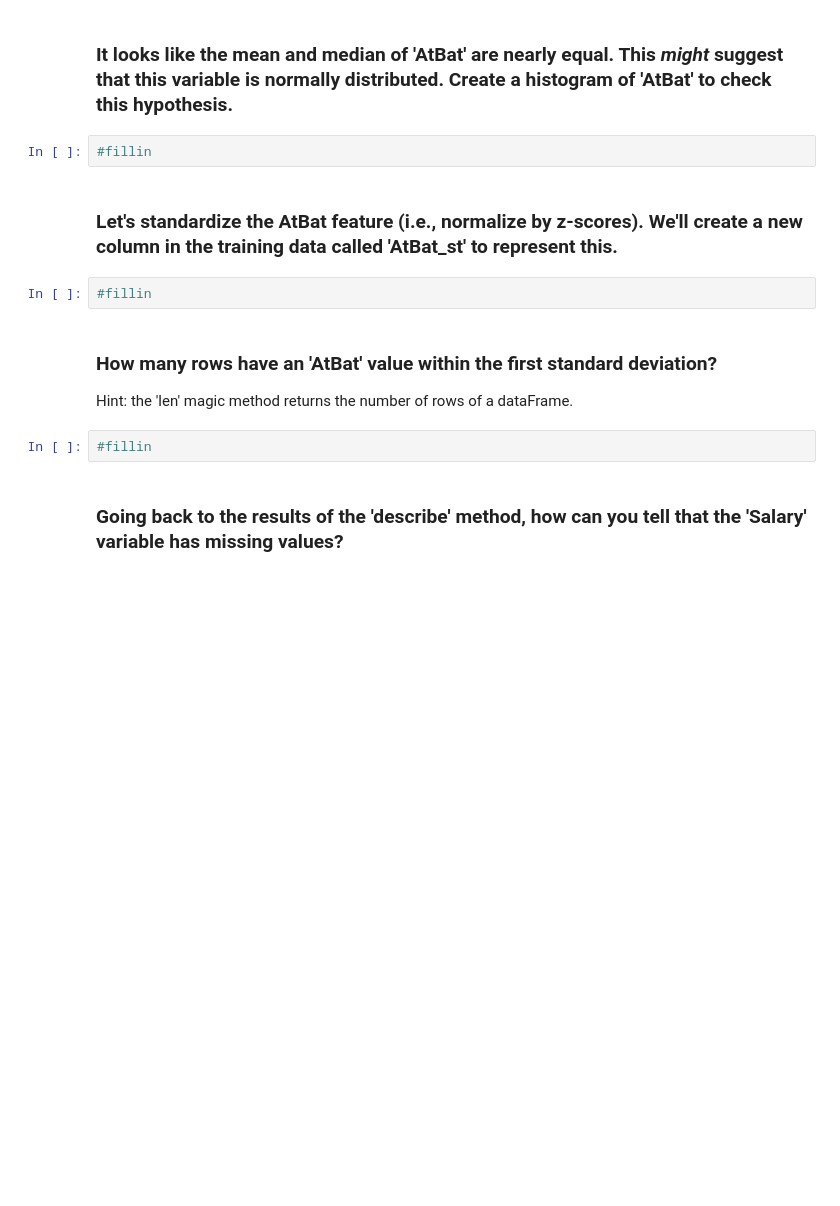
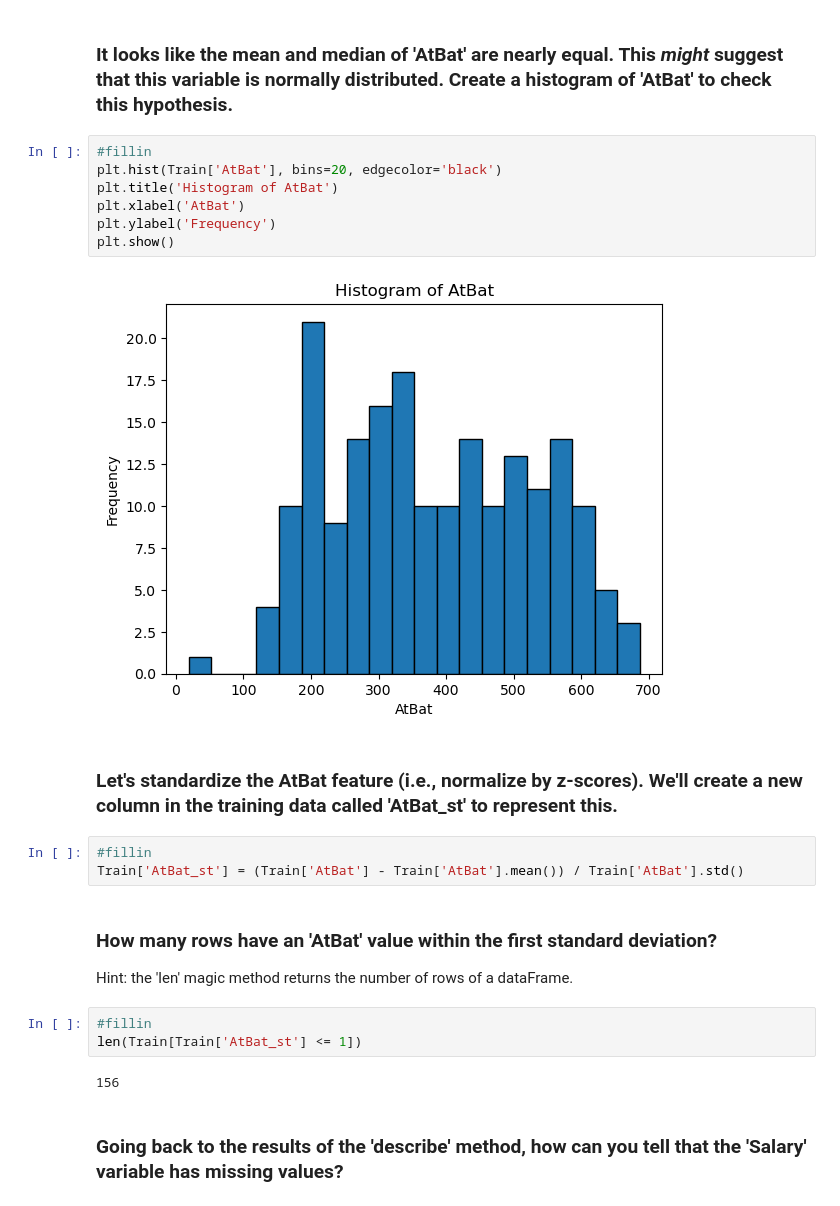
Before and after one commit to Divpath/code_2600, a Jupyter notebook: mod03_eda.ipynb, the cells around one changed output. Cells and saved outputs as stored; diff of their text form; blank space fills up the shorter version.

```diff
--- a/mod03_eda.ipynb
+++ b/mod03_eda.ipynb
@@ -83,16 +94,27 @@ for i, col in enumerate(career_cols):
 ### It looks like the mean and median of 'AtBat' are nearly equal. This _might_ suggest that this variable is normally distributed. Create a histogram of 'AtBat' to check this hypothesis.
 # %%
 #fillin
+plt.hist(Train['AtBat'], bins=20, edgecolor='black')
+plt.title('Histogram of AtBat')
+plt.xlabel('AtBat')
+plt.ylabel('Frequency')
+plt.show()
+# %% [output]
+[figure, added]
 # %% [markdown]
 ### Let's standardize the AtBat feature (i.e., normalize by z-scores). We'll create a new column in the training data called 'AtBat_st' to represent this.
 # %%
 #fillin
+Train['AtBat_st'] = (Train['AtBat'] - Train['AtBat'].mean()) / Train['AtBat'].std()
 # %% [markdown]
 ### How many rows have an 'AtBat' value within the first standard deviation?
 
 Hint: the 'len' magic method returns the number of rows of a dataFrame.
 # %%
 #fillin
+len(Train[Train['AtBat_st'] <= 1])
+# %% [output]
+156
 # %% [markdown]
 ### Going back to the results of the 'describe' method, how can you tell that the 'Salary' variable has missing values?
 # %% [markdown]
```
Also changed, not shown: parts of 7 cells of this notebook.
